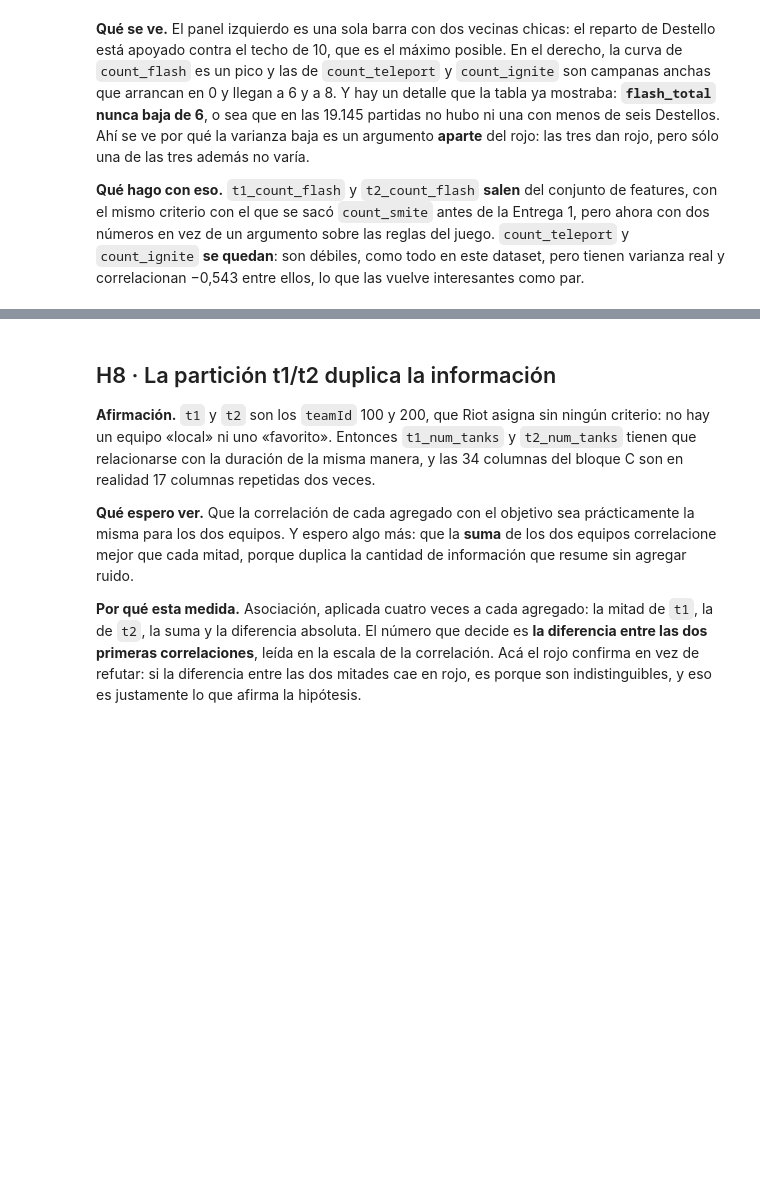
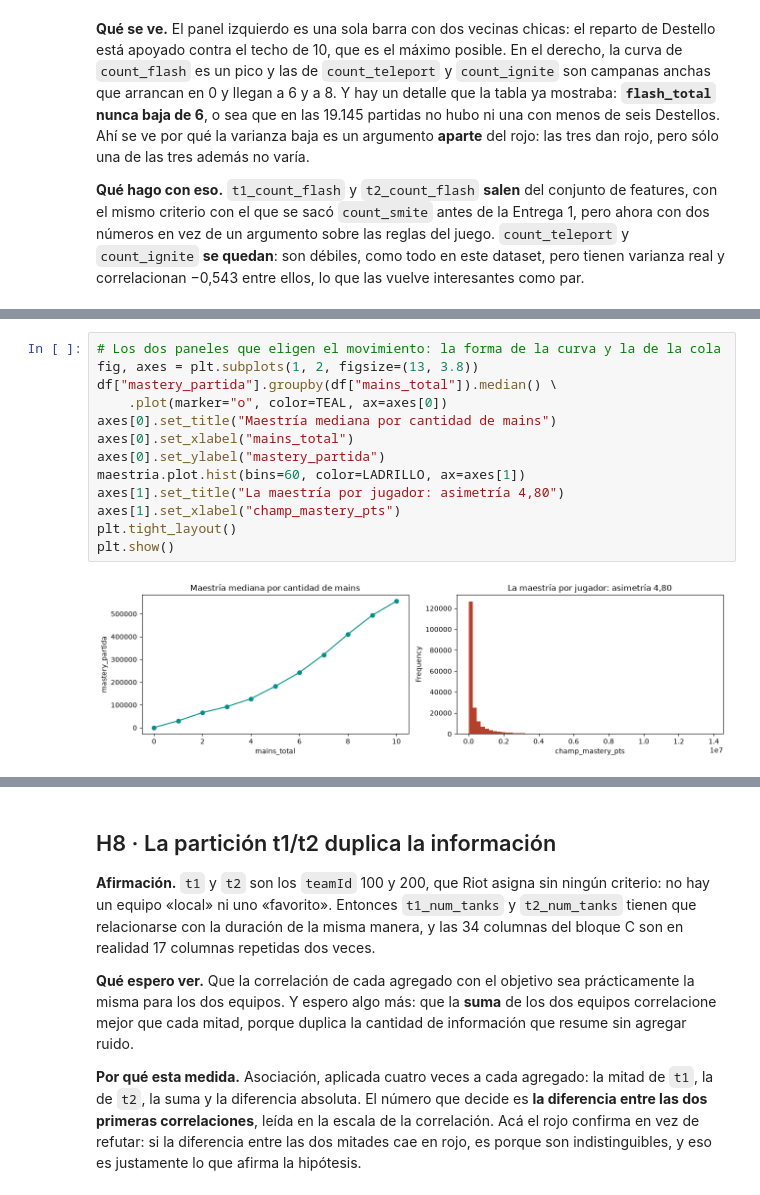
Before and after one commit to aguilarezequiel/FF-15, a Jupyter notebook: notebooks/entrega-2/eda_entrega2.ipynb, the cells around one changed output, grey strips where cells are left out. Cells and saved outputs as stored; diff of their text form; blank space fills up the shorter version.

```diff
--- a/notebooks/entrega-2/eda_entrega2.ipynb
+++ b/notebooks/entrega-2/eda_entrega2.ipynb
@@ -1939,0 +1951,15 @@ maestría, que en este dataset es 1.011.698 puntos y no 50.000.
+# %%
+# Los dos paneles que eligen el movimiento: la forma de la curva y la de la cola
+fig, axes = plt.subplots(1, 2, figsize=(13, 3.8))
+df["mastery_partida"].groupby(df["mains_total"]).median() \
+    .plot(marker="o", color=TEAL, ax=axes[0])
+axes[0].set_title("Maestría mediana por cantidad de mains")
+axes[0].set_xlabel("mains_total")
+axes[0].set_ylabel("mastery_partida")
+maestria.plot.hist(bins=60, color=LADRILLO, ax=axes[1])
+axes[1].set_title("La maestría por jugador: asimetría 4,80")
+axes[1].set_xlabel("champ_mastery_pts")
+plt.tight_layout()
+plt.show()
+# %% [output]
+[figure, added]
```
Also changed, not shown: parts of 84 cells of this notebook, 4 other files.
